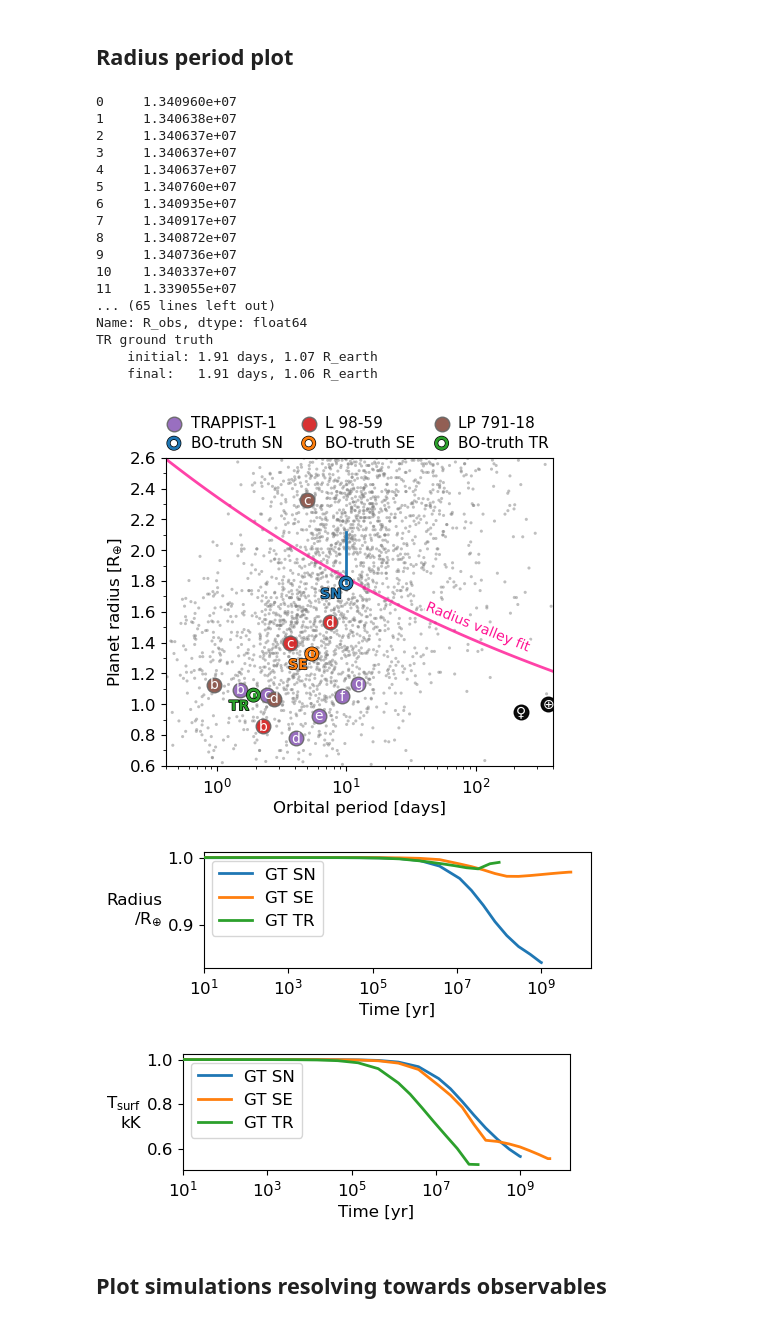
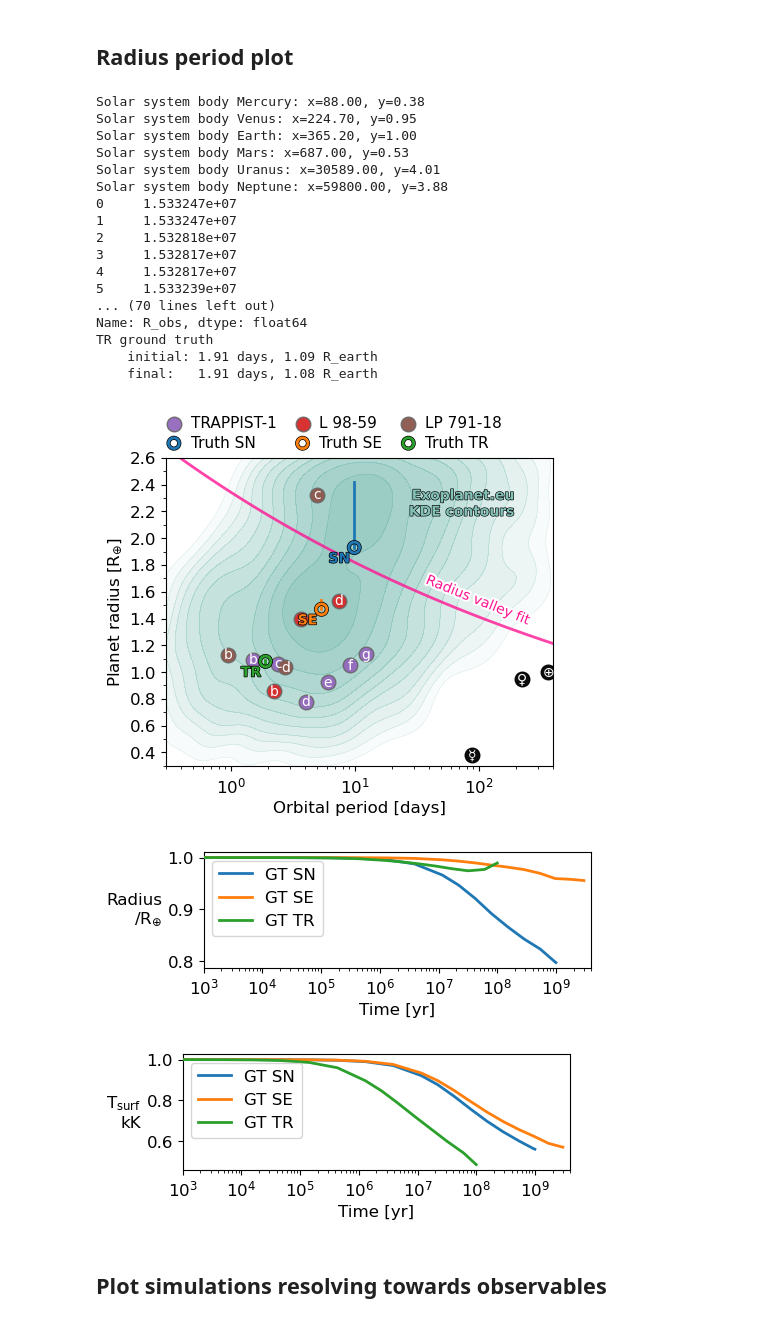
Before and after one commit to nichollsh/proteus_analysis, a Jupyter notebook: bayesopt.ipynb, the cells around one changed output. Cells and saved outputs as stored; diff of their text form; code cells hidden in the pictures.

```diff
--- a/bayesopt.ipynb
+++ b/bayesopt.ipynb
@@ -342,6 +411,8 @@ fig_ratio = tuple(np.array([4.2,4])*1.1)
 named_s = 110     # point size
 named_a = 0.95    # alpha
 fs = 10      # font size
+
+col_exoeu = "#83C1B7"
 
 leg_args = {
     "handletextpad" : 0.2,
@@ -394,18 +465,24 @@ fig,ax = plt.subplots(1,1,figsize=(5,4))
 
 ax.set_xlabel("Orbital period [days]")
 ax.set_xscale("log")
-xlim = [0.4, 400]
+xlim = [0.3, 400]
 ax.set_xlim(xlim)
 
 ax.set_ylabel(r"Planet radius [R$_{\oplus}$]")
-ylim = [0.6,2.6]
+ylim = [0.3,2.6]
 ax.set_ylim(ylim)
 ax.yaxis.set_minor_locator(MultipleLocator(0.1))
 ax.yaxis.set_major_locator(MultipleLocator(0.2))
 
 
-ax.scatter(exo_dat["orbital_period"],exo_dat["radius"]* R_jupiter / R_earth,
-           s=5, alpha=0.5, color='gray', edgecolors='none', rasterized=True)
+exo_sub = deepcopy(exo_dat)
+exo_mask = exo_sub["orbital_period"].between(xlim[0], xlim[1]) & exo_sub["radius"].between(ylim[0]*R_earth/R_jupiter, ylim[1]*R_earth/R_jupiter)
+exo_sub = exo_sub.loc[exo_mask]
+xv = exo_sub["orbital_period"].values
+yv = exo_sub["radius"].values * R_jupiter / R_earth
+_kde2d(ax, xv, yv, log_x=True, log_y=False, col=col_exoeu, zorder=1, n_levels=10)
+# ax.scatter(exo_sub["orbital_period"],exo_sub["radius"]* R_jupiter / R_earth,
+        #    s=5, alpha=0.5, color='gray', edgecolors='none', rasterized=True)
 
 for p in solar_system.values():
 
@@ -416,6 +493,7 @@ for p in solar_system.values():
 
     x =  p["orbital_period"]
     y =  p["radius"]
+    print(f"Solar system body {p['name']}: x={x:.2f}, y={y:.2f}")
     if not (ylim[0] <= y <=  ylim[1]):
         continue
     if not (xlim[0] <= x <=  xlim[1]):
@@ -460,51 +538,58 @@ for suf, gt in ground_truth.items():
     gt_x = gt["help"]["orbital_period"] / (24*3600)
     gt_y = gt["help"]["R_obs"] / R_earth
     print(gt["help"]["R_obs"])
     col = bo_cols[bo_suffixes.index(suf)]
     ax.plot(gt_x, gt_y, zorder=5, color=col, lw=2)
 
     print(f"{suf.upper()} ground truth")
     print(f"    initial: {gt_x.iloc[0]:.2f} days, {gt_y.iloc[0]:.2f} R_earth")
     print(f"    final:   {gt_x.iloc[-1]:.2f} days, {gt_y.iloc[-1]:.2f} R_earth")
     an_x = gt_x.iloc[-1]
     an_y = gt_y.iloc[-1]
     ax.scatter(an_x, an_y, s=60, lw=2,
-               edgecolor=col, color='none', zorder=6,
+               edgecolor=col, color='none', zorder=7,
                path_effects=[pe.Stroke(linewidth=3, foreground='k'), pe.Normal()],
-               label=f"BO-truth {suf.upper()}")
+               label=f"Truth {suf.upper()}")
 
     ax.annotate(suf.upper(), xy=(an_x, an_y),
                 xytext=(-3, -3), textcoords='offset points',
+                zorder=7,
                 fontweight='bold', path_effects=[pe.Stroke(linewidth=1, foreground='k'), pe.Normal()],
                 color=col, fontsize=fs, ha='right', va='top')
+
+ax.text(0.9, 0.9, "Exoplanet.eu\nKDE contours",
+        color=col_exoeu,
+        transform=ax.transAxes, fontsize=fs, fontweight='bold',
+        ha='right', va='top',
+        path_effects=[pe.Stroke(linewidth=0.9, foreground='k'), pe.Normal()])
 
 handles, labels = ax.get_legend_handles_labels()
 handles = np.reshape(handles, (2,3)).T.flatten() # transpose legend
 labels = np.reshape(labels, (2,3)).T.flatten()
 leg = ax.legend(handles, labels, loc='lower left', bbox_to_anchor=(-0.05,0.98), **leg_args, ncols=3, fontsize=11)
 
 
 fig.savefig("output/exoplanets.pdf", bbox_inches='tight', dpi=DPI, pad_inches=0.02)
 plt.show()
 # %% [output]
-0     1.340960e+07
-1     1.340638e+07
-2     1.340637e+07
-3     1.340637e+07
-4     1.340637e+07
-5     1.340760e+07
-6     1.340935e+07
-7     1.340917e+07
-8     1.340872e+07
-9     1.340736e+07
-10    1.340337e+07
-11    1.339055e+07
-... (65 lines left out)
+Solar system body Mercury: x=88.00, y=0.38
+Solar system body Venus: x=224.70, y=0.95
+Solar system body Earth: x=365.20, y=1.00
+Solar system body Mars: x=687.00, y=0.53
+Solar system body Uranus: x=30589.00, y=4.01
+Solar system body Neptune: x=59800.00, y=3.88
+0     1.533247e+07
+1     1.533247e+07
+2     1.532818e+07
+3     1.532817e+07
+4     1.532817e+07
+5     1.533239e+07
+... (70 lines left out)
 Name: R_obs, dtype: float64
 TR ground truth
-    initial: 1.91 days, 1.07 R_earth
-    final:   1.91 days, 1.06 R_earth
+    initial: 1.91 days, 1.09 R_earth
+    final:   1.91 days, 1.08 R_earth
-[figure, old version]
+[figure, new version]
 # %%
 # plot variable over time for each GT run
 
@@ -521,14 +606,14 @@ for var in ["R_obs", "T_surf"]:
 
     ax.set_xlabel("Time [yr]")
     ax.set_xscale("log")
-    ax.set_xlim(left=10)
+    ax.set_xlim(left=age_min, right=age_max)
     ax.set_ylabel(get_var_props(var)[4], rotation=0, ha='right', va='center')
     ax.set_yscale(get_var_props(var)[1])
     ax.legend()
     plt.show()
 # %% [output]
-[figure, old version]
+[figure, new version]
-[figure, old version]
+[figure, new version]
 # %% [markdown]
 ## Plot simulations resolving towards observables
 # %%
```
Also changed, not shown: parts of 10 cells of this notebook, 1 other file.
